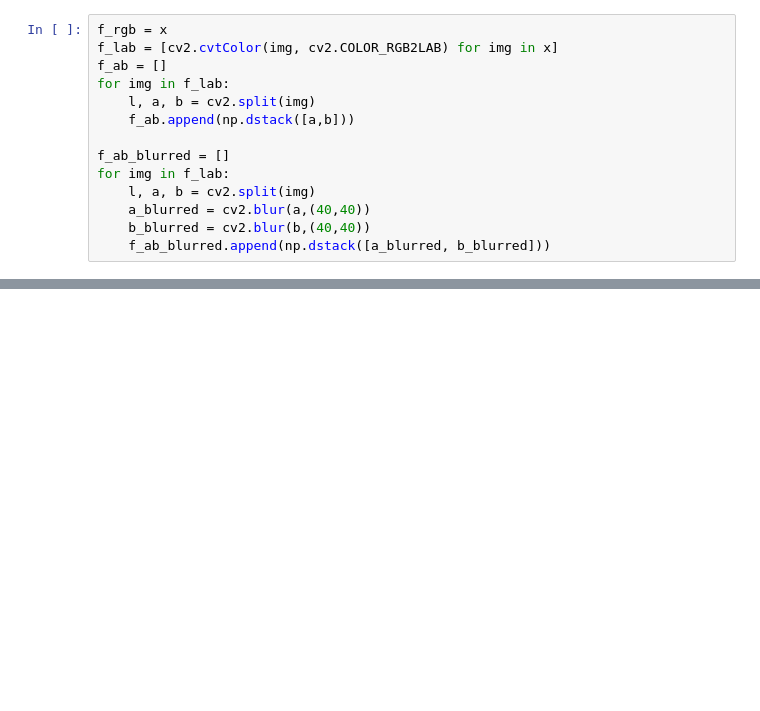
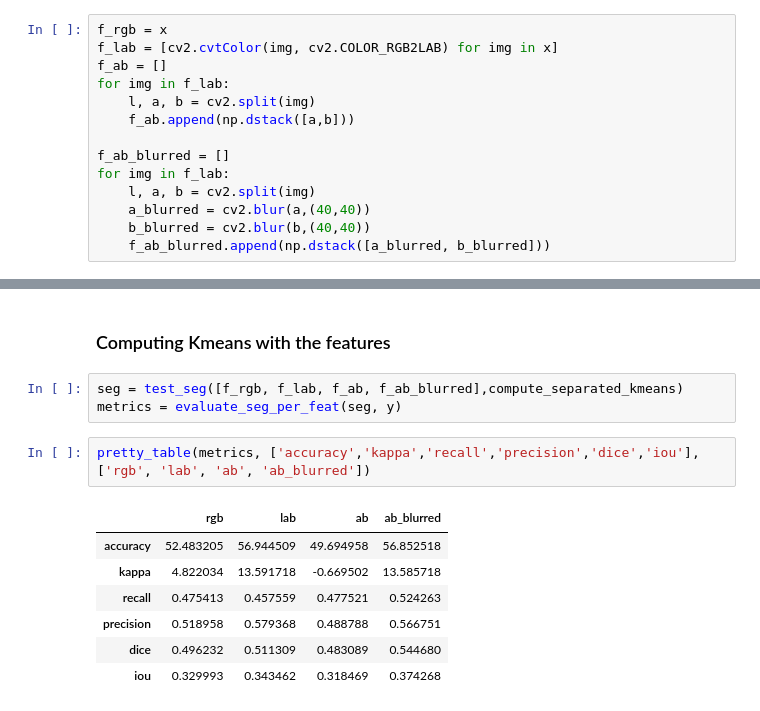
Before and after one commit to Leo00010011/FIPA, a Jupyter notebook: Session 3/session 3.ipynb, the cells around one changed output, grey strips where cells are left out. Drawn from its saved outputs; the diff is of its cells as text; blank space fills up the shorter version.

```diff
--- a/Session 3/session 3.ipynb
+++ b/Session 3/session 3.ipynb
@@ -247,0 +336,15 @@ for img in f_lab:
+# %% [markdown]
+### Computing Kmeans with the features
+# %%
+seg = test_seg([f_rgb, f_lab, f_ab, f_ab_blurred],compute_separated_kmeans)
+metrics = evaluate_seg_per_feat(seg, y)
+# %%
+pretty_table(metrics, ['accuracy','kappa','recall','precision','dice','iou'],['rgb', 'lab', 'ab', 'ab_blurred'])
+# %% [output]
+|  | rgb | lab | ab | ab_blurred |
+| accuracy | 52.483205 | 56.944509 | 49.694958 | 56.852518 |
+| kappa | 4.822034 | 13.591718 | -0.669502 | 13.585718 |
+| recall | 0.475413 | 0.457559 | 0.477521 | 0.524263 |
+| precision | 0.518958 | 0.579368 | 0.488788 | 0.566751 |
+| dice | 0.496232 | 0.511309 | 0.483089 | 0.544680 |
+| iou | 0.329993 | 0.343462 | 0.318469 | 0.374268 |
```
Also changed, not shown: parts of 16 cells of this notebook.
